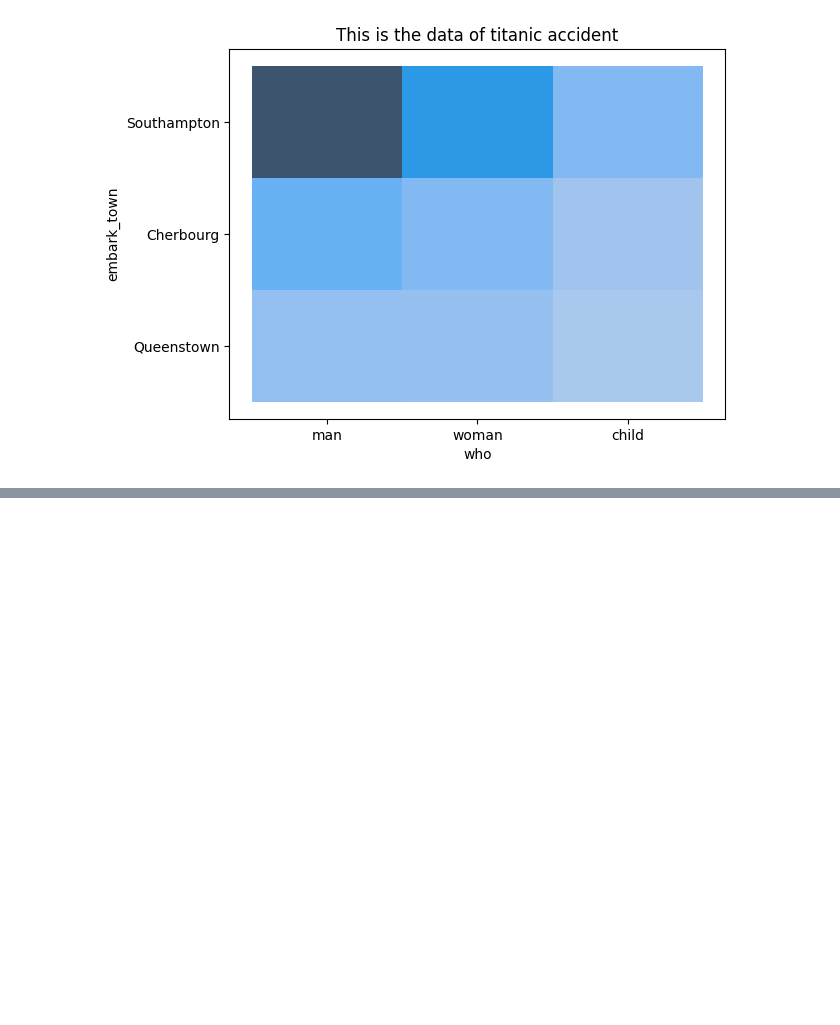
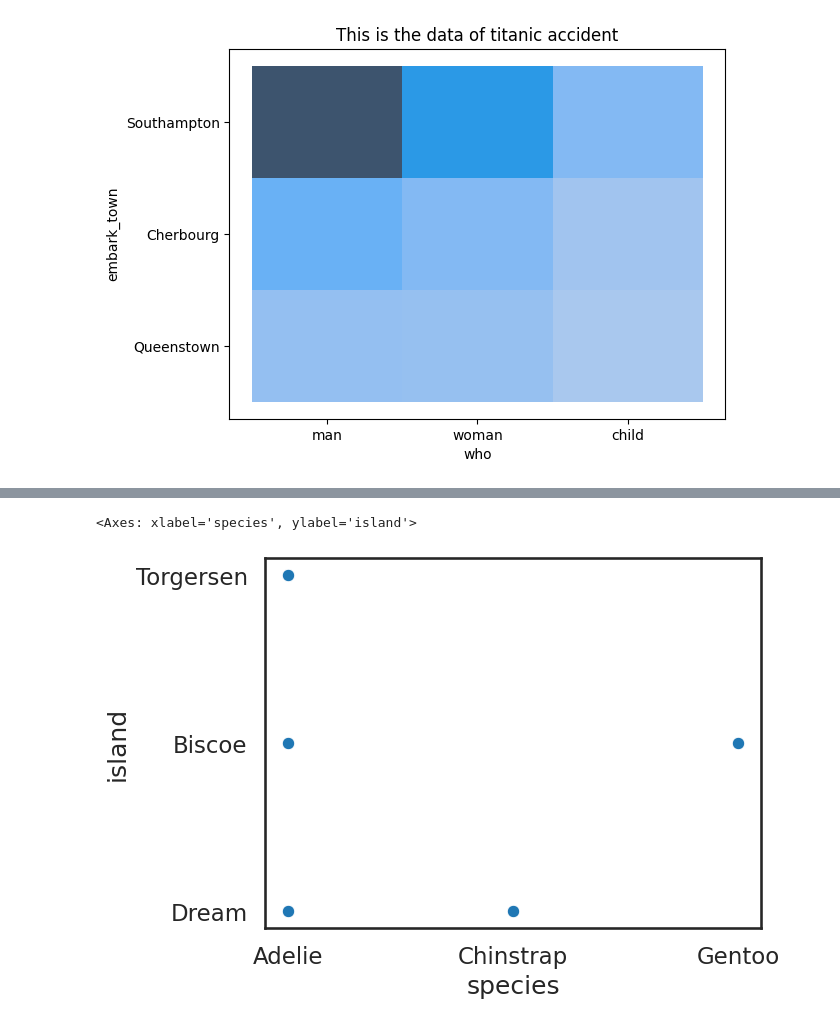
Before and after one commit to kailashchaudhary-p/Data-Science-Learning, a Jupyter notebook: Seaborn.ipynb, the cells around one changed output, grey strips where cells are left out. Drawn from its saved outputs; the diff is of its cells as text; code cells hidden in the pictures; blank space fills up the shorter version.

```diff
--- a/Seaborn.ipynb
+++ b/Seaborn.ipynb
@@ -158,3 +158,6 @@ plt.title('This is the data of titanic accident')
 # %% [output]
 Text(0.5, 1.0, 'This is the data of titanic accident')
 [figure]
+# %%
+penguins=sns.load_dataset('penguins')
+penguins
@@ -160,0 +214,7 @@ Text(0.5, 1.0, 'This is the data of titanic accident')
+# %%
+sns.set_style('white')
+sns.set_context('talk')
+sns.scatterplot(data=penguins,x='species',y='island')
+# %% [output]
+<Axes: xlabel='species', ylabel='island'>
+[figure, added]
```
Also changed, not shown: parts of 4 cells of this notebook.
